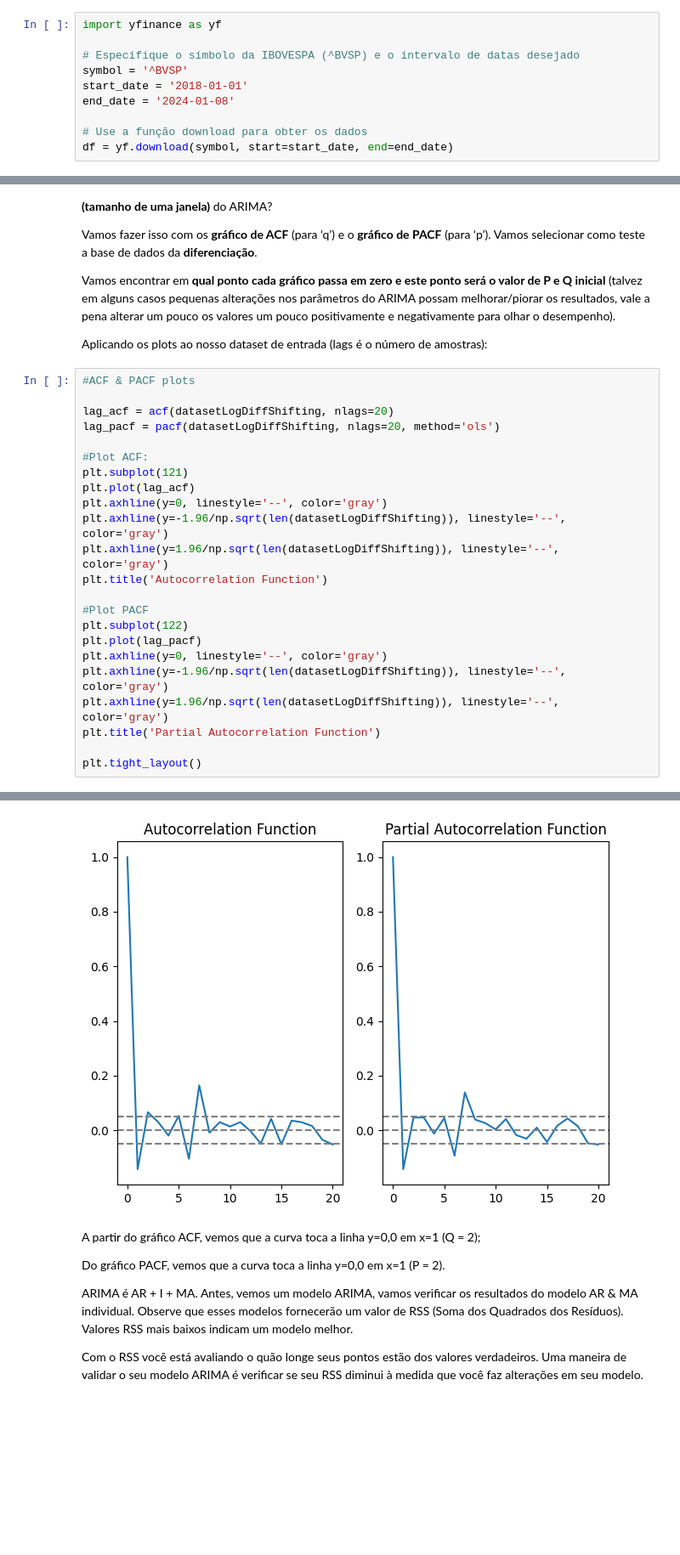
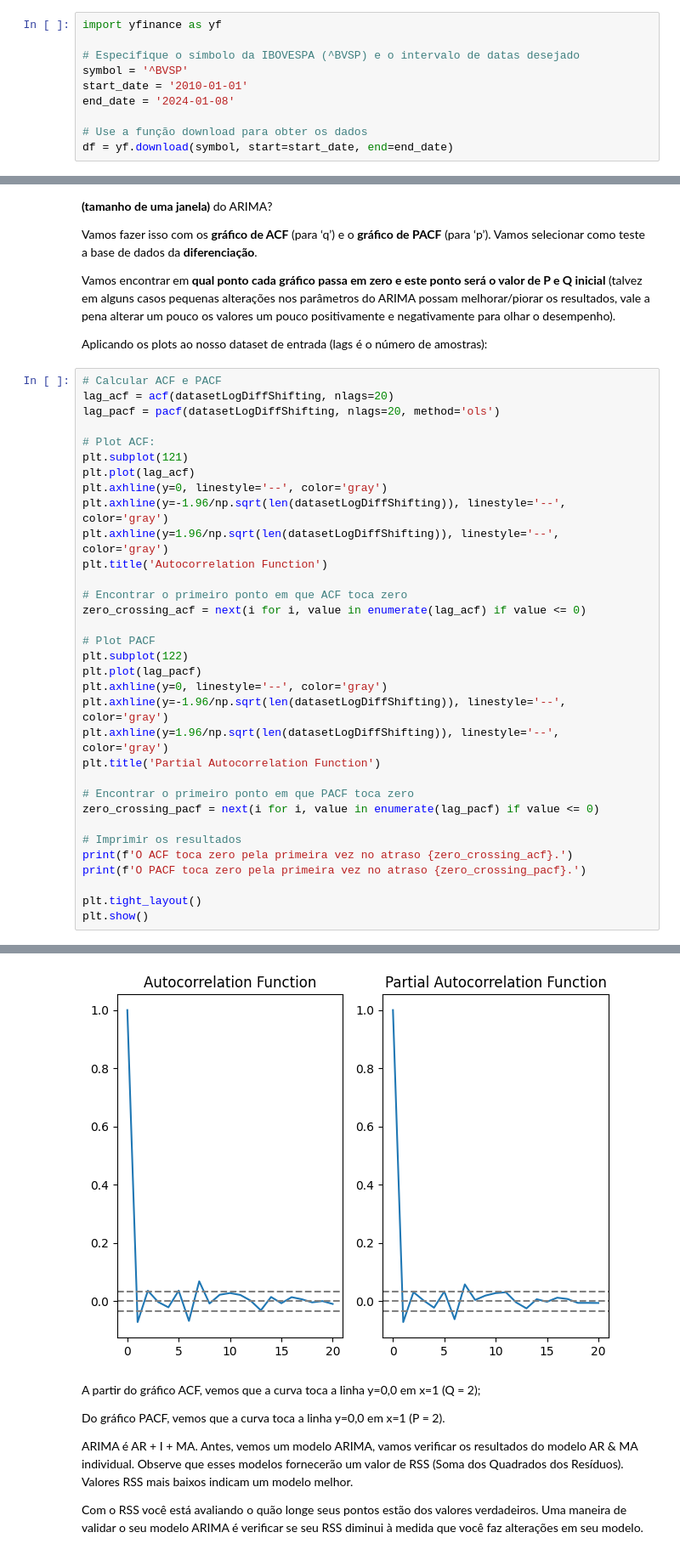
Before and after one commit to eugeniogdiniz/PosTechDataScience_Fiap, a Jupyter notebook: _Lives/Modulo_02/Aplicando_Modelos_ML_II/Prevendo_valores_ibovesp.ipynb, the cells around one changed output, grey strips where cells are left out. Shown at 85% size. Cells and saved outputs as stored; diff of their text form; blank space fills up the shorter version.

```diff
--- a/_Lives/Modulo_02/Aplicando_Modelos_ML_II/Prevendo_valores_ibovesp.ipynb
+++ b/_Lives/Modulo_02/Aplicando_Modelos_ML_II/Prevendo_valores_ibovesp.ipynb
@@ -39,7 +39,7 @@ import yfinance as yf
 
 # Especifique o símbolo da IBOVESPA (^BVSP) e o intervalo de datas desejado
 symbol = '^BVSP'
-start_date = '2018-01-01'
+start_date = '2010-01-01'
 end_date = '2024-01-08'
 
 # Use a função download para obter os dados
@@ -645,12 +645,11 @@ Vamos encontrar em **qual ponto cada gráfico passa em zero e este ponto será o
 
 Aplicando os plots ao nosso dataset de entrada (lags é o número de amostras):
 # %%
-#ACF & PACF plots
-
+# Calcular ACF e PACF
 lag_acf = acf(datasetLogDiffShifting, nlags=20)
 lag_pacf = pacf(datasetLogDiffShifting, nlags=20, method='ols')
 
-#Plot ACF:
+# Plot ACF:
 plt.subplot(121)
 plt.plot(lag_acf)
 plt.axhline(y=0, linestyle='--', color='gray')
@@ -658,7 +657,10 @@ plt.axhline(y=-1.96/np.sqrt(len(datasetLogDiffShifting)), linestyle='--', color=
 plt.axhline(y=1.96/np.sqrt(len(datasetLogDiffShifting)), linestyle='--', color='gray')
 plt.title('Autocorrelation Function')
 
-#Plot PACF
+# Encontrar o primeiro ponto em que ACF toca zero
+zero_crossing_acf = next(i for i, value in enumerate(lag_acf) if value <= 0)
+
+# Plot PACF
 plt.subplot(122)
 plt.plot(lag_pacf)
 plt.axhline(y=0, linestyle='--', color='gray')
@@ -666,5 +668,13 @@ plt.axhline(y=-1.96/np.sqrt(len(datasetLogDiffShifting)), linestyle='--', color=
 plt.axhline(y=1.96/np.sqrt(len(datasetLogDiffShifting)), linestyle='--', color='gray')
 plt.title('Partial Autocorrelation Function')
 
+# Encontrar o primeiro ponto em que PACF toca zero
+zero_crossing_pacf = next(i for i, value in enumerate(lag_pacf) if value <= 0)
+
+# Imprimir os resultados
+print(f'O ACF toca zero pela primeira vez no atraso {zero_crossing_acf}.')
+print(f'O PACF toca zero pela primeira vez no atraso {zero_crossing_pacf}.')
+
 plt.tight_layout()
+plt.show()
 # %% [output]
@@ -671,4 +683,4 @@ plt.tight_layout()
-[figure, old version]
+[figure, new version]
 # %% [markdown]
 A partir do gráfico ACF, vemos que a curva toca a linha y=0,0 em x=1 (Q = 2);
 
```
Also changed, not shown: parts of 42 cells of this notebook, 2 other files.
